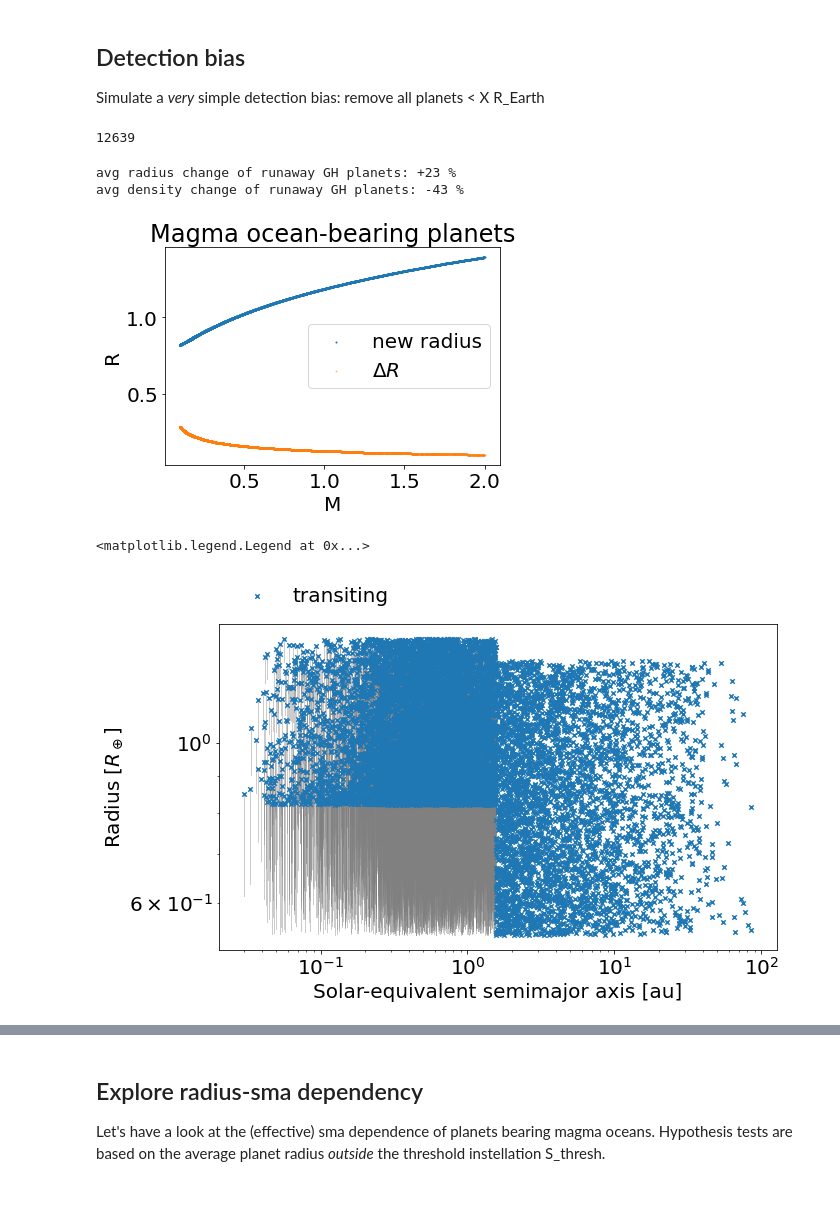
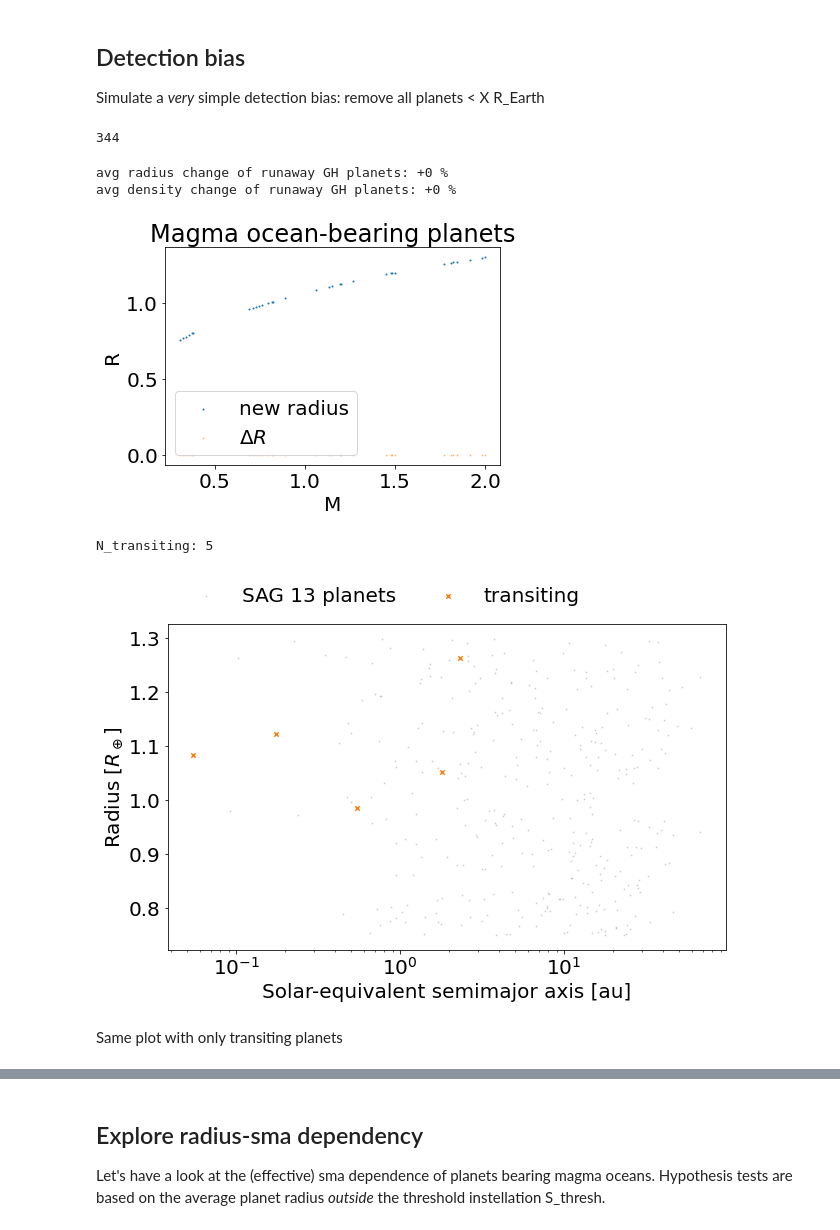
Before and after one commit to danielapai/bioverse, a Jupyter notebook: docs/Notebooks/magmaocean.ipynb, the cells around one changed output, grey strips where cells are left out. Cells and saved outputs as stored; diff of their text form; code cells hidden in the pictures; blank space fills up the shorter version.

```diff
--- a/docs/Notebooks/magmaocean.ipynb
+++ b/docs/Notebooks/magmaocean.ipynb
@@ -158,11 +203,11 @@ Number of small planets: 12639
 ## Detection bias
 Simulate a *very* simple detection bias: remove all planets < X R_Earth
 # %%
-# sample = sample[sample['R'] > .75]
-sample = sample[sample['R'] > .5]
+sample = sample[sample['R'] > .75]
+# sample = sample[sample['R'] > .5]
 len(sample)
 # %% [output]
-12639
+344
 # %%
 # check if M-R relation looks good:
 d = sample.to_pandas()
@@ -179,39 +224,47 @@ print('avg radius change of runaway GH planets: {:+.0f} %'.format(100*radius_cha
 density_change = np.average(mo.rho/(CONST['rho_Earth']*mo.M/mo.R_orig**3)) - 1
 print('avg density change of runaway GH planets: {:+.0f} %'.format(100*density_change))
 # %% [output]
-avg radius change of runaway GH planets: +23 %
-avg density change of runaway GH planets: -43 %
+avg radius change of runaway GH planets: +0 %
+avg density change of runaway GH planets: +0 %
-[figure, old version]
+[figure, new version]
 # %%
 # show sample in period-radius:
 
 yvar = parameter_of_interest
 
 sampledf = sample.to_pandas()
 fig, ax = plt.subplots(figsize=[10, 6])
-ax.scatter(sampledf[sampledf.transiting==False].a_eff, sampledf[sampledf.transiting==False][yvar], s=1, c='dimgray',alpha=.33)
+ax.scatter(sampledf[sampledf.transiting==False].a_eff, sampledf[sampledf.transiting==False][yvar], s=1, c='dimgray',alpha=.2, label='SAG 13 planets')
 
 sampledf[sampledf.transiting==False].rho
 
-ax.scatter(sampledf[sampledf.transiting==True].a_eff, sampledf[sampledf.transiting==True][yvar], s=20,  marker='x', label='transiting')
+# transiting planets
+ax.scatter(sampledf[sampledf.transiting==True].a_eff, sampledf[sampledf.transiting==True][yvar], s=20,  marker='x', c='C1', label='transiting')
 
 # show differences in radius due to magma ocean
 if yvar =='R':
     X_coords= np.array([sampledf[sampledf.transiting==True].a_eff, sampledf[sampledf.transiting==True].a_eff])
     Y_coords=np.array([sampledf[sampledf.transiting==True].R_orig, sampledf[sampledf.transiting==True].R])
-    ax.plot(X_coords, Y_coords, c='gray', lw=1., alpha=.4, zorder=-1)
+    ax.plot(X_coords, Y_coords, c='k', lw=1., alpha=.4, zorder=-1)
 
     ax.set_ylabel('Radius [$R_\oplus$]')
 elif yvar == 'rho':
     ax.set_ylabel('bulk density [$\mathrm{g/cm^3}$]')
 
+# ax.text(.98, .9, 'water/rock = {:.0e}'.format(planets_args['wrr']), horizontalalignment='right', verticalalignment='bottom', transform=ax.transAxes)
 
 ax.set_xlabel('Solar-equivalent semimajor axis [au]')
-ax.loglog()
+# ax.loglog()
+ax.set_xscale('log')
 ax.legend(loc='lower left', ncol=3, bbox_to_anchor=(0.0, 1.),
                               frameon=False, columnspacing=1.6)
+# ax.set_ylim(0.5, 1.3)
+
+print('N_transiting: {}'.format(len(sampledf[sampledf.transiting==True])))
 # %% [output]
-<matplotlib.legend.Legend at 0x...>
+N_transiting: 5
-[figure, old version]
+[figure, new version]
 # %%
 # fig.savefig('/Users/schlecker/repos/magmaocean/src/tex/figures/synthetic_population.pdf', bbox_inches='tight')
+# %% [markdown]
+Same plot with only transiting planets
```
Also changed, not shown: parts of 19 cells of this notebook, 1 other file.
